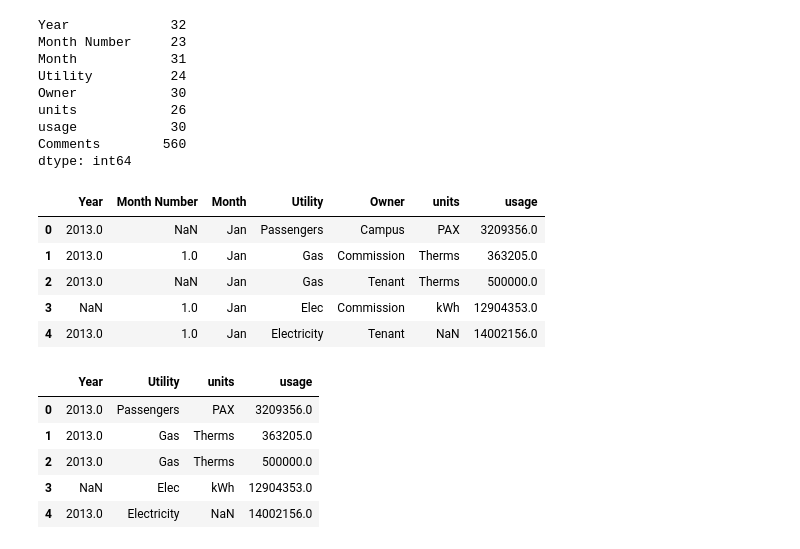
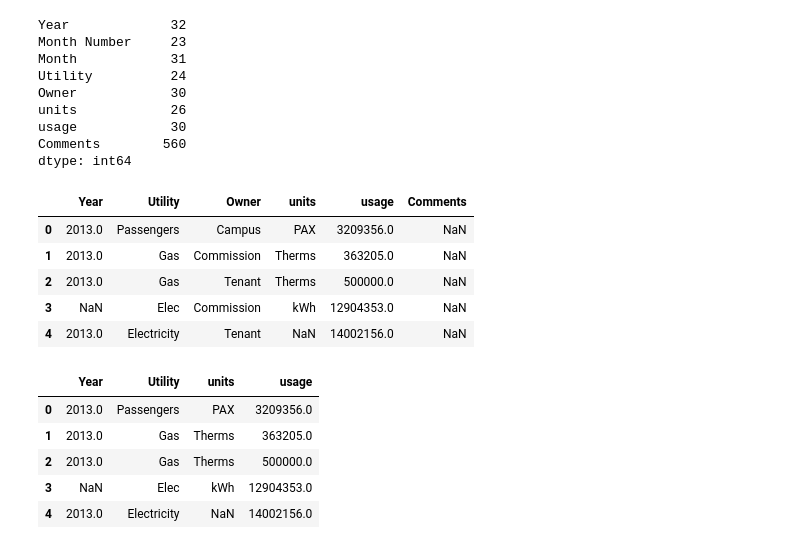
Before and after one commit to jaidevkler/Module-4-Review, a Jupyter notebook: module4_notes.ipynb, the cells around one changed output. Saved outputs shown, nothing was run; the diff lists cells and outputs as text; code cells hidden in the pictures.

```diff
--- a/module4_notes.ipynb
+++ b/module4_notes.ipynb
@@ -204,15 +206,15 @@ Comments        560
 dtype: int64
 # %%
 # Drop a column
-df = df.drop('Comments', axis=1)
+df = df.drop(['Month','Month Number'], axis=1)
 df.head()
 # %% [output]
-|  | Year | Month Number | Month | Utility | Owner | units | usage |
-| 0 | 2013.0 | NaN | Jan | Passengers | Campus | PAX | 3209356.0 |
-| 1 | 2013.0 | 1.0 | Jan | Gas | Commission | Therms | 363205.0 |
-| 2 | 2013.0 | NaN | Jan | Gas | Tenant | Therms | 500000.0 |
-| 3 | NaN | 1.0 | Jan | Elec | Commission | kWh | 12904353.0 |
-| 4 | 2013.0 | 1.0 | Jan | Electricity | Tenant | NaN | 14002156.0 |
+|  | Year | Utility | Owner | units | usage | Comments |
+| 0 | 2013.0 | Passengers | Campus | PAX | 3209356.0 | NaN |
+| 1 | 2013.0 | Gas | Commission | Therms | 363205.0 | NaN |
+| 2 | 2013.0 | Gas | Tenant | Therms | 500000.0 | NaN |
+| 3 | NaN | Elec | Commission | kWh | 12904353.0 | NaN |
+| 4 | 2013.0 | Electricity | Tenant | NaN | 14002156.0 | NaN |
 # %%
 # Choosing columns to work with
 df = df[['Year', 'Utility', 'units', 'usage']]
```
Also changed, not shown: parts of 29 cells of this notebook.
